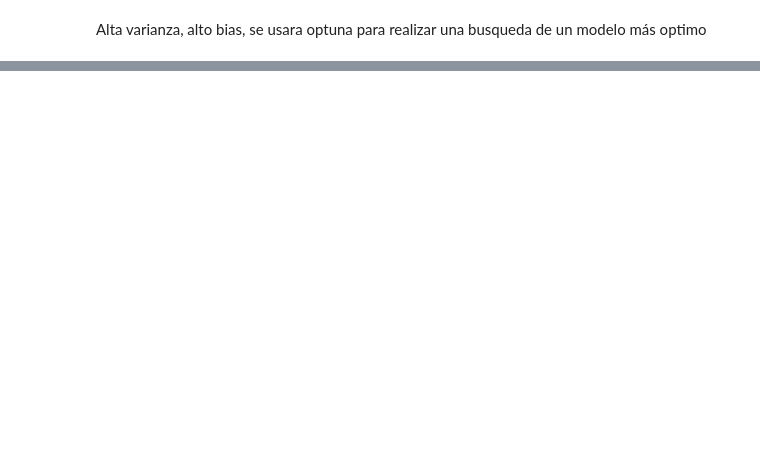
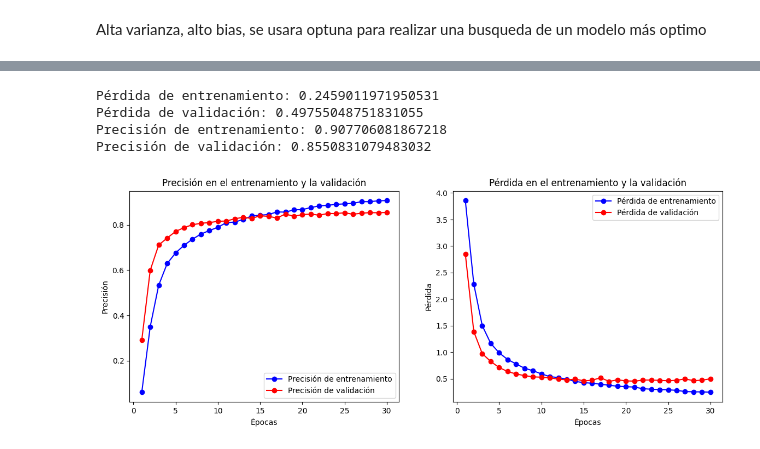
Before and after one commit to JulianSalazarD/handwritten, a Jupyter notebook: handwritten.ipynb, the cells around one changed output, grey strips where cells are left out. Saved outputs shown, nothing was run; the diff lists cells and outputs as text; code cells hidden in the pictures; blank space fills up the shorter version.

```diff
--- a/handwritten.ipynb
+++ b/handwritten.ipynb
@@ -382,0 +967,4 @@ print(classification_report(y_test, y_test_pred))
+# %%
+y_train_cnn = to_categorical(y_train, num_classes=62)
+y_val_cnn = to_categorical(y_val, num_classes=62)
+y_test_cnn = to_categorical(y_test, num_classes=62)
@@ -382,0 +973,21 @@ print(classification_report(y_test, y_test_pred))
+# %%
+# Crear el modelo secuencial
+model = Sequential(
+    [
+        Conv2D(32, (3, 3), activation='relu', input_shape=(32, 32, 1)),
+        MaxPooling2D((2, 2)),
+        Conv2D(64, (3, 3), activation='relu'),
+        MaxPooling2D((2, 2)),
+        Conv2D(128, (3, 3), activation='relu'),
+        MaxPooling2D((2, 2)),
+        Flatten(),
+        Dense(128, activation='relu'),
+        Dropout(0.5),
+        Dense(62, activation='softmax')
+    ]
+)
+# %%
+# Compilar el modelo
+model.compile(optimizer=Adam(learning_rate=0.001),
+              loss='categorical_crossentropy',
+              metrics=['accuracy'])
@@ -382,0 +1019,5 @@ print(classification_report(y_test, y_test_pred))
+# %%
+# Entrenar el modelo
+history = model.fit(X_train, y_train_cnn,
+                   validation_data=(X_val, y_val_cnn),
+                   epochs=30, batch_size=32)
@@ -382,0 +1042,11 @@ print(classification_report(y_test, y_test_pred))
+# %%
+train_accuracy, val_accuracy, train_loss, val_loss = print_history(history)
+# %% [output]
+Pérdida de entrenamiento: 0.2459011971950531
+Pérdida de validación: 0.49755048751831055
+Precisión de entrenamiento: 0.907706081867218
+Precisión de validación: 0.8550831079483032
+# %%
+plot_history(history, 'cnn base model')
+# %% [output]
+[figure, added]
```
Also changed, not shown: parts of 177 cells of this notebook.
